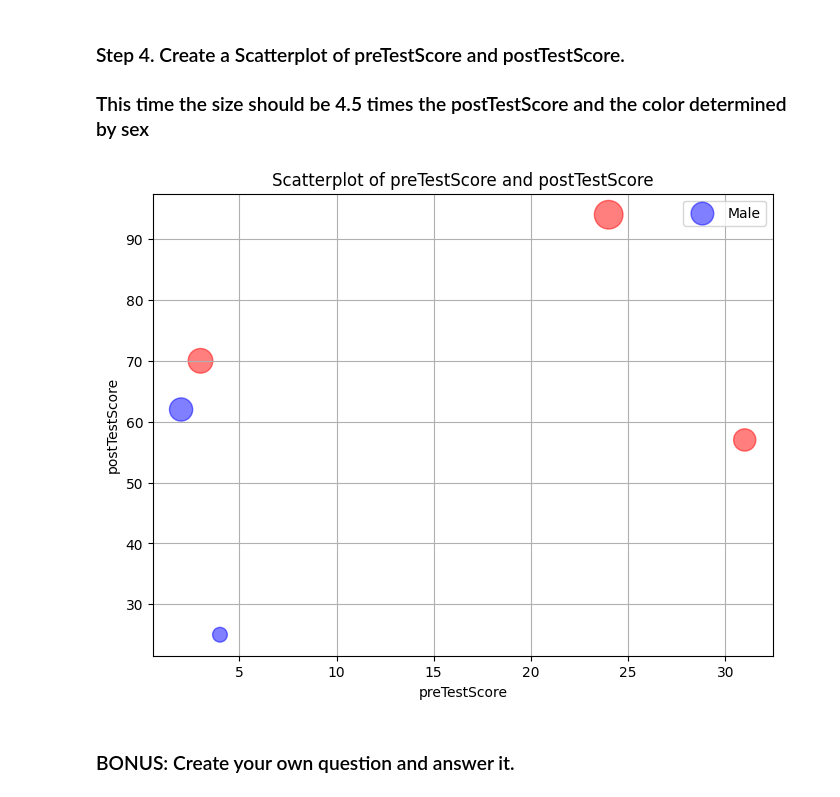
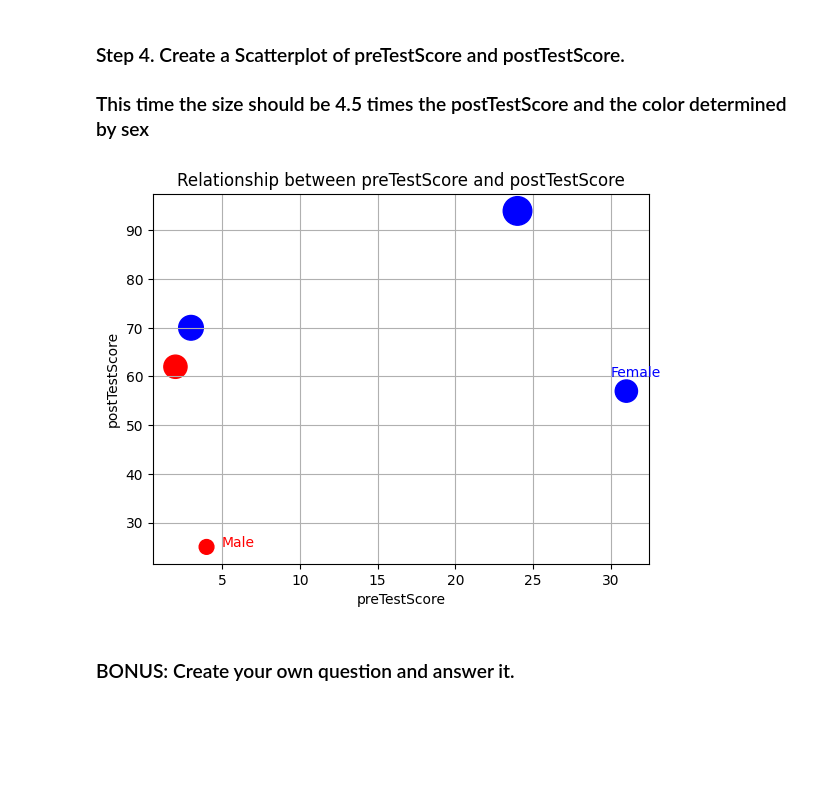
Before and after one commit to imaleaf03/bt10, a Jupyter notebook: 07_scores.ipynb, the cells around one changed output. Cells and saved outputs as stored; diff of their text form; code cells hidden in the pictures; blank space fills up the shorter version.

```diff
--- a/07_scores.ipynb
+++ b/07_scores.ipynb
@@ -52,25 +51,17 @@ plt.show()
 # %% [markdown]
 ### Step 4. Create a Scatterplot of preTestScore and postTestScore.
 ### This time the size should be 4.5 times the postTestScore and the color determined by sex
-# %%
-colors = {0: 'blue', 1: 'red'}
-
-# Create scatter plot
-plt.figure(figsize=(8, 6))
-plt.scatter(df['preTestScore'], df['postTestScore'], s=df['postTestScore']*4.5, c=df['female'].map(colors), alpha=0.5)
-
-# Add labels and title
-plt.title('Scatterplot of preTestScore and postTestScore')
-plt.xlabel('preTestScore')
-plt.ylabel('postTestScore')
-
-# Add legend for colors
-plt.legend(labels=["Female"])
-plt.legend(labels=["Male"])
-# Show the plot
-plt.grid(True)
-plt.show()
-# %% [output]
-[figure, removed]
+# %%
+colors = {0: 'red', 1: 'blue'}
+plt.scatter(data['preTestScore'], data['postTestScore'], s=[4.5 * score for score in data['postTestScore']], c=[colors[sex] for sex in data['female']])
+plt.xlabel('preTestScore')
+plt.ylabel('postTestScore')
+plt.title('Relationship between preTestScore and postTestScore')
+plt.text(5, 25, 'Male', color='red')
+plt.text(30, 60, 'Female', color='blue')
+plt.grid(True)
+plt.show()
+# %% [output]
+[figure, added]
 # %% [markdown]
 ### BONUS: Create your own question and answer it.
```
Also changed, not shown: parts of 1 cell of this notebook.
